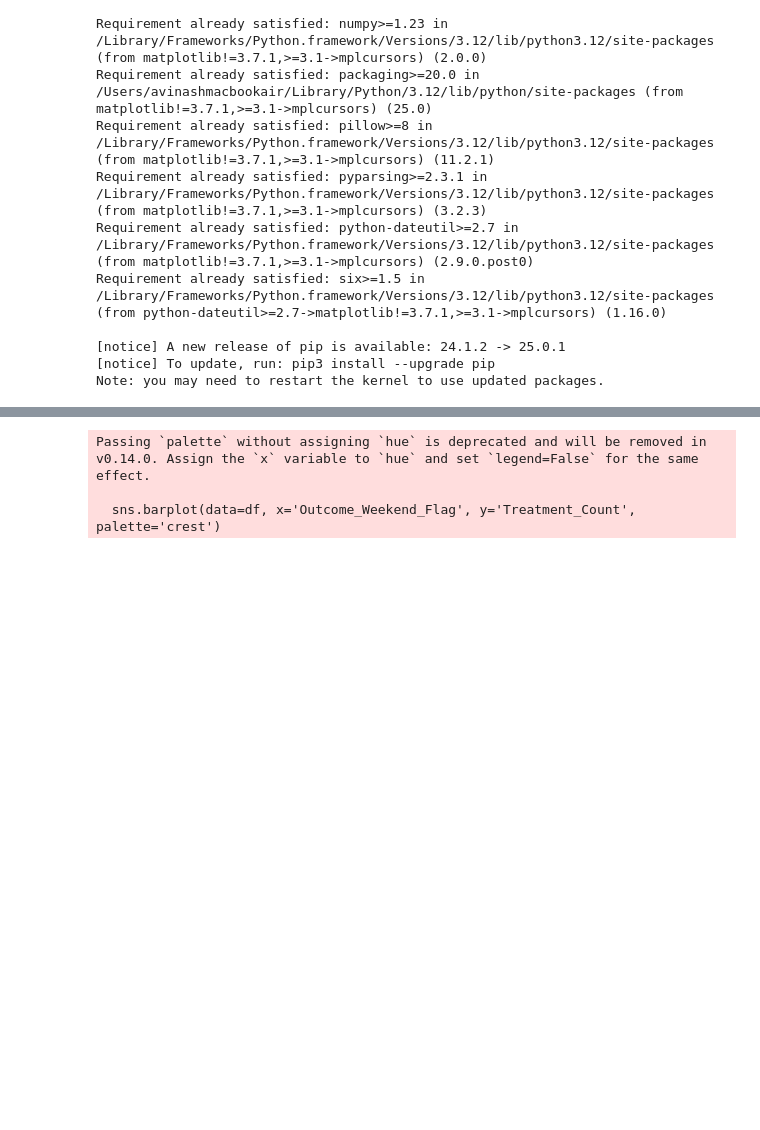
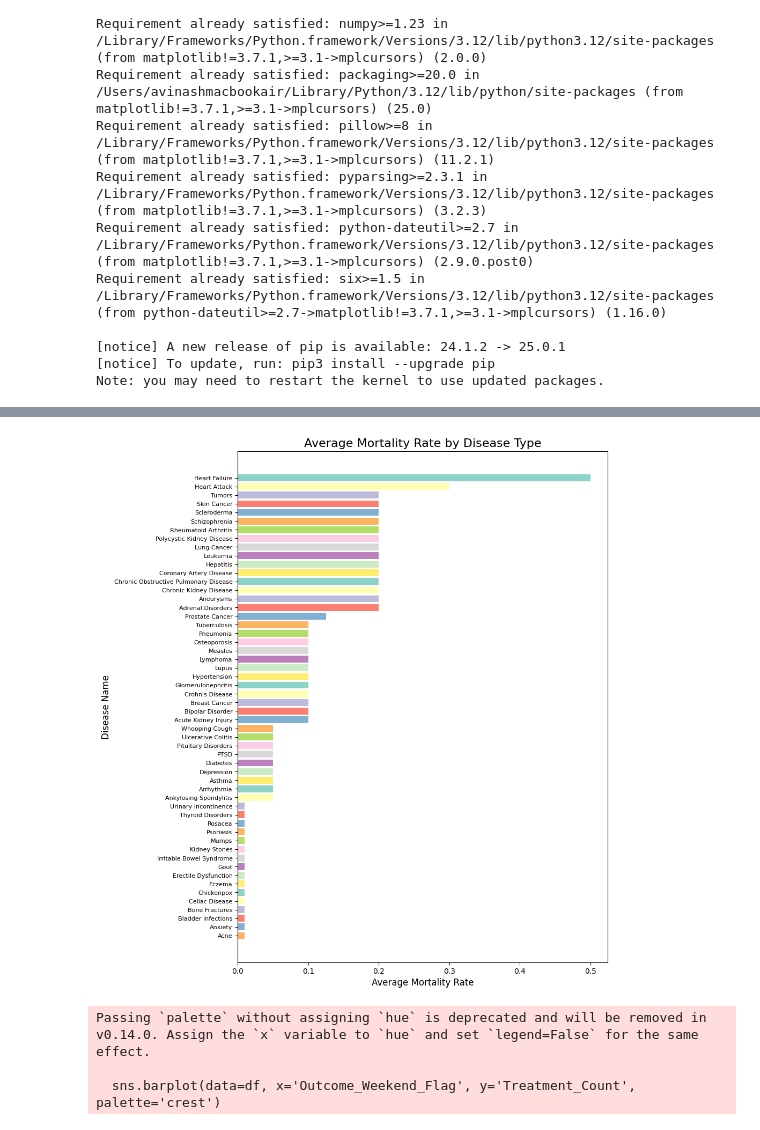
Before and after one commit to avinash8898/Healtcare_Provider_And_Cost_Tracking_ETL, a Jupyter notebook: notebooks/Data_Visualization.ipynb, the cells around one changed output, grey strips where cells are left out. Saved outputs shown, nothing was run; the diff lists cells and outputs as text; code cells hidden in the pictures; blank space fills up the shorter version.

Commit message:
5th Commit--Updating Visualizations

```diff
--- a/notebooks/Data_Visualization.ipynb
+++ b/notebooks/Data_Visualization.ipynb
@@ -148,3 +129,42 @@ Passing `palette` without assigning `hue` is deprecated and will be removed in v
+# %%
+# Query to get the mortality rate based on disease name
+query = """
+SELECT d.Name, AVG(d.Mortality_Rate) AS avg_mortality_rate
+FROM DISEASE d
+GROUP BY d.Name
+ORDER BY avg_mortality_rate DESC;
+"""
+
+# Execute the query and fetch the results into a pandas dataframe
+df = pd.read_sql_query(query, conn)
+
+if df.empty:
+    print("No data available for the mortality rate visualization.")
+else:
+    # Create a taller figure for better spacing
+    plt.figure(figsize=(10, 0.2 * len(df)))  # dynamic height based on number of diseases
+
+    # Plot the horizontal bar chart
+    bars = plt.barh(df['Name'], df['avg_mortality_rate'], color=sns.color_palette('Set3', len(df)))
+
+    # Title and labels
+    plt.title('Average Mortality Rate by Disease Type', fontsize=16)
+    plt.xlabel('Average Mortality Rate', fontsize=12)
+    plt.ylabel('Disease Name', fontsize=12)
+
+    # Improve y-axis label spacing
+    plt.yticks(fontsize=8)  # smaller font for better separation
+    plt.gca().invert_yaxis()  # highest mortality rate at the top
+    plt.tight_layout(pad=2.0)  # extra padding for clarity
+
+    # Add tooltips
+    cursor = mplcursors.cursor(bars, hover=True)
+    cursor.connect("add", lambda sel: sel.annotation.set_text(f'{df["Name"].iloc[sel.index]}: {df["avg_mortality_rate"].iloc[sel.index]:.2f}%'))
+
+    # Show the plot
+    plt.show()
+# %% [output]
+[figure, added]
 # %%
 # Number of Treatments on Weekend vs Weekday
 query = """
```
Also changed, not shown: parts of 7 cells of this notebook, 8 other files.
